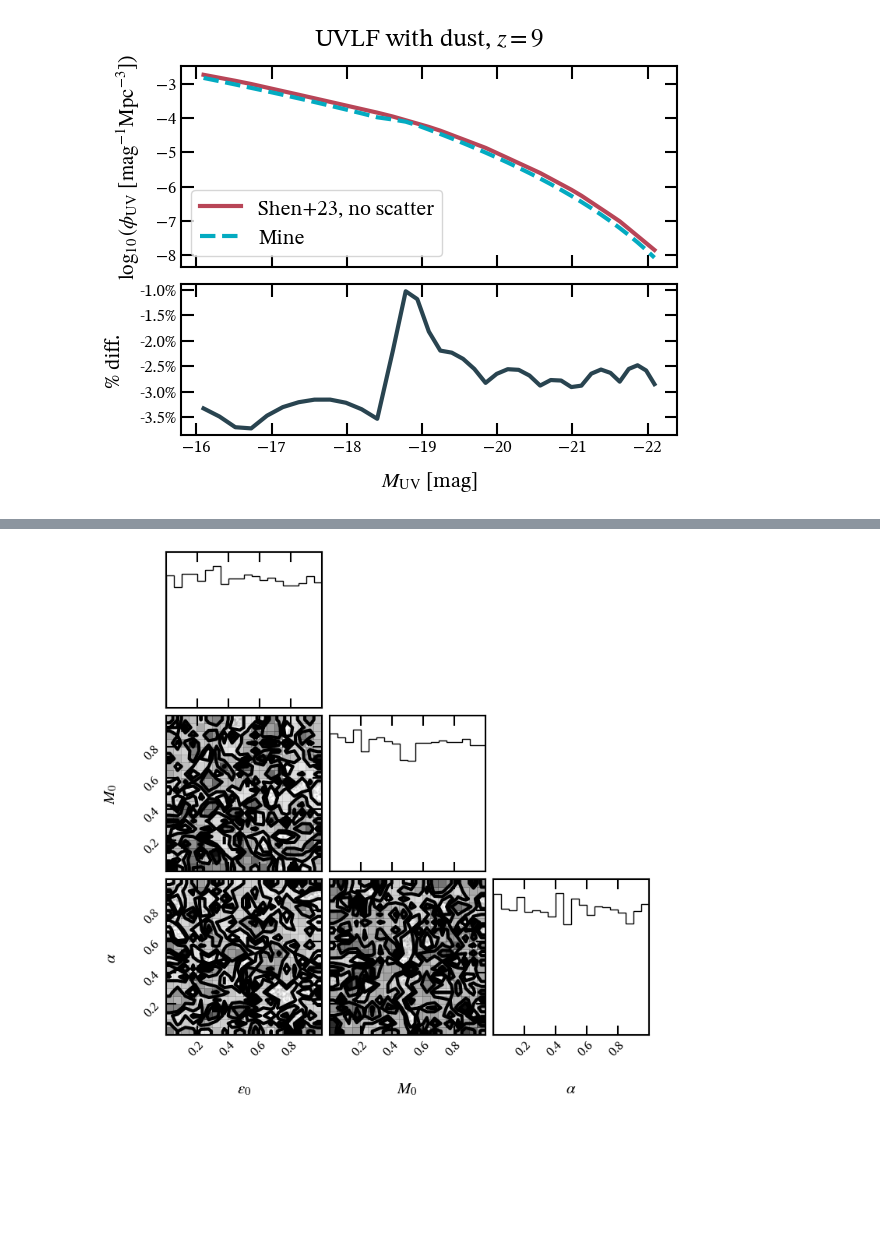
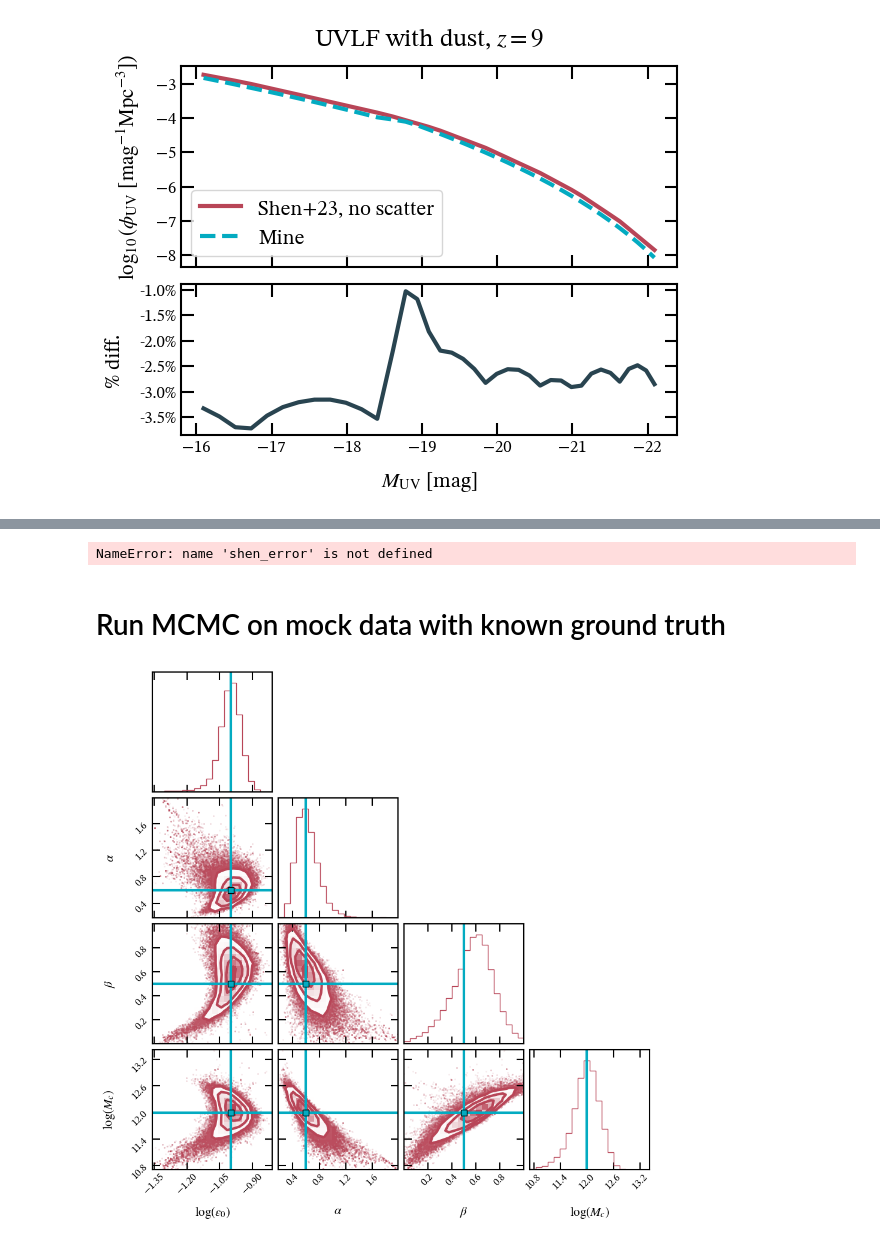
Before and after one commit to ebregou/modeling_stochasticity, a Jupyter notebook: notebooks/UVLF.ipynb, the cells around one changed output, grey strips where cells are left out. Cells and saved outputs as stored; diff of their text form; code cells hidden in the pictures; blank space fills up the shorter version.

```diff
--- a/notebooks/UVLF.ipynb
+++ b/notebooks/UVLF.ipynb
@@ -362,11 +408,0 @@ State([[0.34733716 0.08183716 0.43656575]
-# %%
-fig, axes = plt.subplots(len(lowers), figsize=(10, 7), sharex=True)
-samples = sampler.get_chain()
-labels = [r"$\epsilon_0$", r"$M_0$", r"$\alpha$", r"$\beta$"]
-for i in range(ndim):
-    ax = axes[i]
-    ax.plot(samples[:, :, i], '#b84557', alpha=0.3)
-    ax.set_xlim(0, len(samples))
-    ax.set_ylabel(labels[i])
-
-axes[-1].set_xlabel("step number")
@@ -378,6 +409,29 @@ flat_samples = sampler.get_chain(discard=100, thin=15, flat=True)
-# %%
-fig = corner.corner(flat_samples, labels=labels)
-
-# fig.savefig('/Users/eb35267/Desktop/figures/ongoing/problems/MCMC.png')
-# %% [output]
-[figure, removed]
+# %%
+fig = MCMC_vs_data(shen_M_UV_dust, shen_phi_dust, shen_error, None, shen_chain, my_MCMC, Plotting, data_label = f'Shen+23 phot $z$')
+# %% [output]
+NameError: name 'shen_error' is not defined
+# %% [markdown]
+# Run MCMC on mock data with known ground truth
+# %%
+# Choose the "true" parameters.
+log_eps_true = -1
+alpha_true = 0.6
+beta_true = 0.5
+log_M_true = 12
+
+truths = [log_eps_true, alpha_true, beta_true, log_M_true]
+# %%
+# Generate some synthetic data from the model
+N = 20
+mock_x = 8*np.random.rand(N) - 24 # These are random values between -16 and -24
+mock_x = np.sort(mock_x)
+mock_yerr = 0.1 + 1.5*np.random.rand(N) # Random y error
+my_MCMC = UVLF_MCMC(lowers, uppers, z)
+mock_y = my_MCMC.UVLF_model(mock_x, None, *truths) # Calculate true points
+mock_y += mock_yerr * np.random.randn(N) # Add some random error to the points
+# %%
+# Run MCMC on mock data
+my_MCMC, mock_chain, corner_plot = run_MCMC(mock_x, mock_y, mock_yerr, None, lowers, uppers, labels,
+                                            start_vals, z, true_vals = truths)
+# %% [output]
+[figure, added]
```
Also changed, not shown: parts of 49 cells of this notebook, 13 other files.
